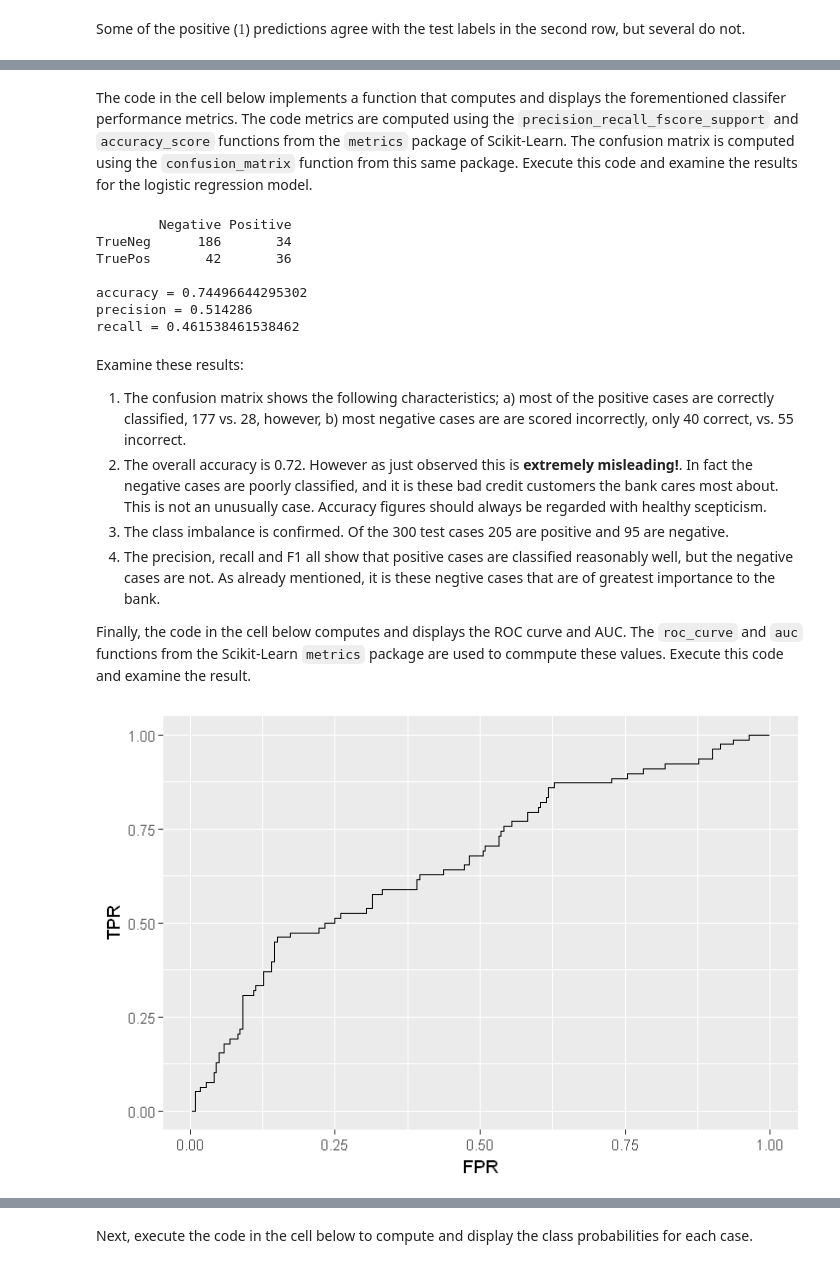
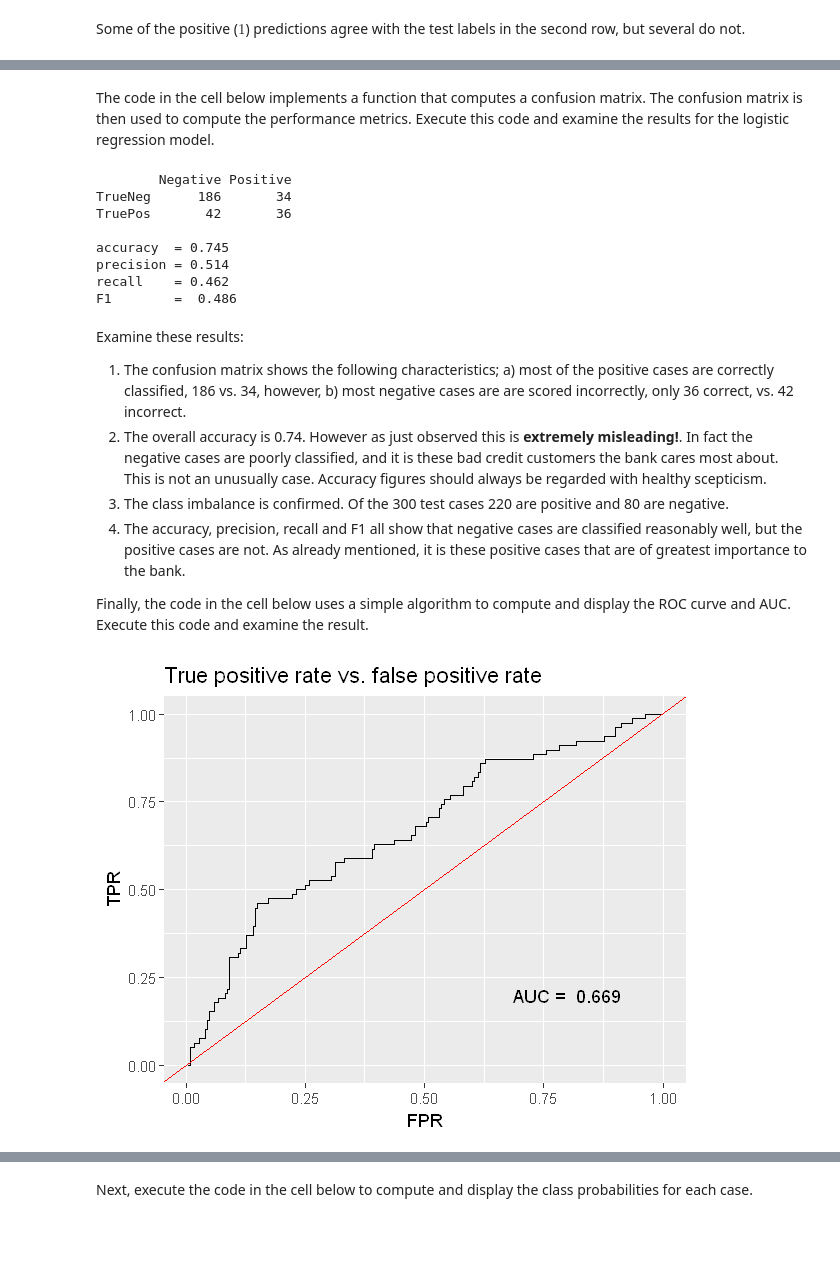
Before and after one commit to vijayraavi/Principles-of-Machine-Learning-R, a Jupyter notebook: Module4/Classificaton.ipynb, the cells around one changed output, grey strips where cells are left out. Cells and saved outputs as stored; diff of their text form; code cells hidden in the pictures; blank space fills up the shorter version.

```diff
--- a/Module4/Classificaton.ipynb
+++ b/Module4/Classificaton.ipynb
@@ -38,7 +37,7 @@ Execute the code in the cell below to compute and plot an example of the logisti
 # %%
 xseq = seq(-7, 7, length.out = 500)
 plot.logistic = function(v){
-  options(repr.plot.width=6, repr.plot.height=4)
+  options(repr.plot.width=5, repr.plot.height=4)
   logistic = exp(xseq - v)/(1 + exp(xseq - v))
   df = data.frame(x = xseq, y = logistic)
   ggplot(df, aes(x,y)) +
@@ -299,11 +303,11 @@ For balanced cases, random guessing gives an AUC or 0.5. A balanced case has equ
 **Note:** The term receive operating characteristic may seem a bit odd in the machine learning context. This term arose in the early days of radar engineering as a metric to measure the tradeoff between radar signal receiver correctly detecting a target, say an aircraft, and producing a positive response from noise, such as fying birds or clouds. A radar receiver would be adjusted to the desired operating point along its ROC curve.
 ****
 # %% [markdown]
-The code in the cell below implements a function that computes and displays the forementioned classifer performance metrics. The code metrics are computed using the `precision_recall_fscore_support` and `accuracy_score` functions from the `metrics` package of Scikit-Learn. The confusion matrix is computed using the `confusion_matrix` function from this same package. Execute this code and examine the results for the logistic regression model.
+The code in the cell below implements a function that computes a confusion matrix. The confusion matrix is then used to compute the performance metrics. Execute this code and examine the results for the logistic regression model.
 # %%
 logistic.eval <- function(df){
   # First step is to find the TP, FP, TN, FN cases
-  df$conf <- ifelse(df$bad_credit == 1 & df$score == 1, 'TP',
+  df$conf = ifelse(df$bad_credit == 1 & df$score == 1, 'TP',
                     ifelse(df$bad_credit == 0 & df$score == 1, 'FP',
                            ifelse(df$bad_credit == 0 & df$score == 0, 'TN', 'FN')))
 
@@ -313,15 +317,20 @@ logistic.eval <- function(df){
   TN = length(df[df$conf == 'TN', 'conf'])
   FN = length(df[df$conf == 'FN', 'conf'])
 
-  out <- data.frame(Negative = c(TN, FN), Positive = c(FP, TP))
-  row.names(out) <- c('TrueNeg', 'TruePos')
+  ## Confusion matrix as data frame
+  out = data.frame(Negative = c(TN, FN), Positive = c(FP, TP))
+  row.names(out) = c('TrueNeg', 'TruePos')
   print(out)
 
-  # Compute and rint metrics
+  # Compute and print metrics
+  P = TP/(TP + FP)
+  R = TP/(TP + FN)
+  F1 = 2*P*R/(P+R)
   cat('\n')
-  cat(paste('accuracy =', as.character((TP + TN)/(TP + TN + FP + FN)), '\n'))
-  cat(paste('precision =', as.character(signif(TP/(TP + FP)), digits = 2)), '\n')
-  cat(paste('recall =', as.character(TP/(TP + FN))))
+  cat(paste('accuracy  =', as.character(round((TP + TN)/(TP + TN + FP + FN), 3)), '\n'))
+  cat(paste('precision =', as.character(round(P, 3)), '\n'))
+  cat(paste('recall    =', as.character(round(R, 3)), '\n'))
+  cat(paste('F1        = ', as.character(round(F1,3)),'\n'))
 }
 logistic.eval(test)
 # %% [output]
@@ -329,30 +338,40 @@ logistic.eval(test)
 TrueNeg      186       34
 TruePos       42       36
 
-accuracy = 0.74496644295302
-precision = 0.514286
-recall = 0.461538461538462
+accuracy  = 0.745
+precision = 0.514
+recall    = 0.462
+F1        =  0.486
 # %% [markdown]
 Examine these results:
-1. The confusion matrix shows the following characteristics; a) most of the positive cases are correctly classified, 177 vs. 28, however, b) most negative cases are are scored incorrectly, only 40 correct, vs. 55 incorrect.
-2. The overall accuracy is 0.72. However as just observed this is **extremely misleading!**. In fact the negative cases are poorly classified, and it is these bad credit customers the bank cares most about. This is not an unusually case. Accuracy figures should always be regarded with healthy scepticism.
-3. The class imbalance is confirmed. Of the 300 test cases 205 are positive and 95 are negative.
-4. The precision, recall and F1 all show that positive cases are classified reasonably well, but the negative cases are not. As already mentioned, it is these negtive cases that are of greatest importance to the bank.
+1. The confusion matrix shows the following characteristics; a) most of the positive cases are correctly classified, 186 vs. 34, however, b) most negative cases are are scored incorrectly, only 36 correct, vs. 42 incorrect.
+2. The overall accuracy is 0.74. However as just observed this is **extremely misleading!**. In fact the negative cases are poorly classified, and it is these bad credit customers the bank cares most about. This is not an unusually case. Accuracy figures should always be regarded with healthy scepticism.
+3. The class imbalance is confirmed. Of the 300 test cases 220 are positive and 80 are negative.
+4. The accuracy, precision, recall and F1 all show that negative cases are classified reasonably well, but the positive cases are not. As already mentioned, it is these positive cases that are of greatest importance to the bank.
 
-Finally, the code in the cell below computes and displays the ROC curve and AUC. The `roc_curve` and `auc` functions from the Scikit-Learn `metrics` package are used to commpute these values. Execute this code and examine the result.
+Finally, the code in the cell below uses a simple algorithm to compute and display the ROC curve and AUC. Execute this code and examine the result.
 # %%
 simple_roc <- function(df){
+    ## Compute TPR and FPR for each score
     labels = df$bad_credit
     scores = df$score
     labels <- labels[order(scores, decreasing=TRUE)]
     out = data.frame(TPR=cumsum(labels)/sum(labels), FPR=cumsum(!labels)/sum(!labels), labels)
 
-    p = ggplot(out, aes(FPR,TPR)) + geom_line()
+    ##  Compute AUC using differences
+    diffFPR <- c(diff(out$FPR), 0)
+    diffTPR <- c(diff(out$TPR), 0)
+    AUC = round(sum(out$TPR * diffFPR) + sum(diffTPR * diffFPR)/2, 3)
+
+    ## Plot the result
+    p = ggplot(out, aes(FPR,TPR)) + geom_line() +
+              geom_abline(intercept = 0.0, slope = 1.0, color = 'red') +
+              annotate("text", x = 0.8, y = 0.2, label = paste('AUC = ',as.character(AUC))) +
+              ggtitle('True positive rate vs. false positive rate')
     print(p)
-    out
 }
 
-roc = simple_roc(test)
+simple_roc(test)
 # %% [output]
-[figure, old version]
+[figure, new version]
 # %% [markdown]
```
Also changed, not shown: parts of 25 cells of this notebook.
